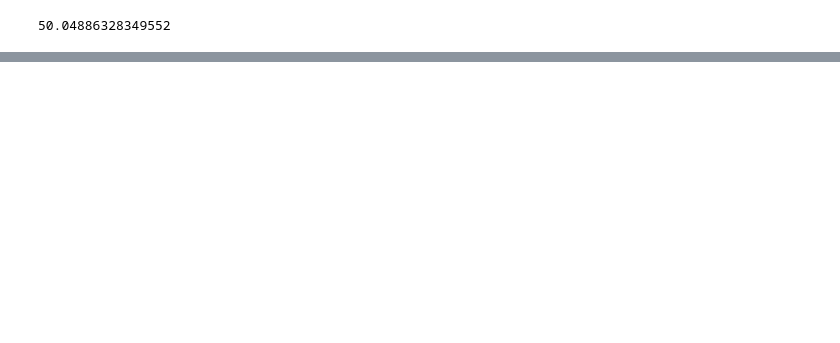
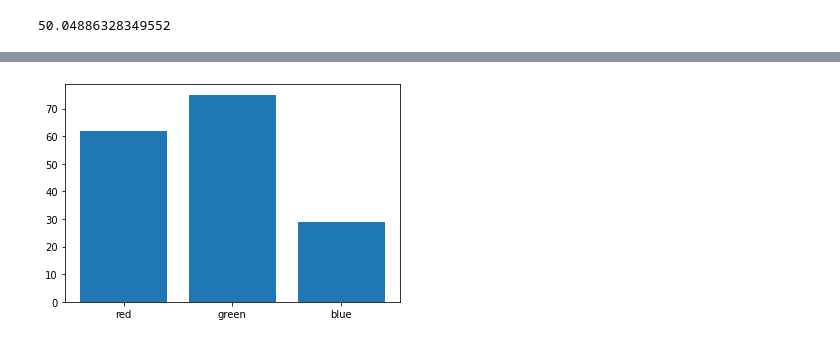
Before and after one commit to BR0B0T/Something, a Jupyter notebook: Stats_MLM.ipynb, the cells around one changed output, grey strips where cells are left out. Saved outputs shown, nothing was run; the diff lists cells and outputs as text; code cells hidden in the pictures; blank space fills up the shorter version.

```diff
--- a/Stats_MLM.ipynb
+++ b/Stats_MLM.ipynb
@@ -63,0 +142,6 @@ mean
+# %%
+x = ['red', 'green', 'blue']
+y = [np.random.randint(0, 100), np.random.randint(0, 100), np.random.randint(0, 100)]
+plt.bar(x, y);
+# %% [output]
+[figure, added]
```
Also changed, not shown: parts of 19 cells of this notebook.
